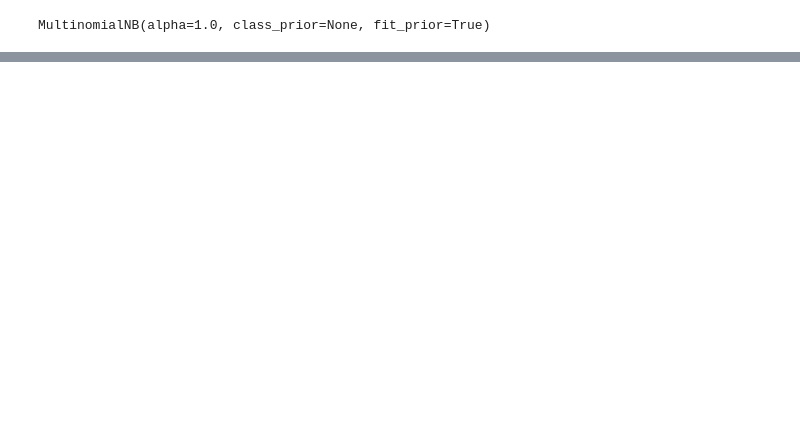
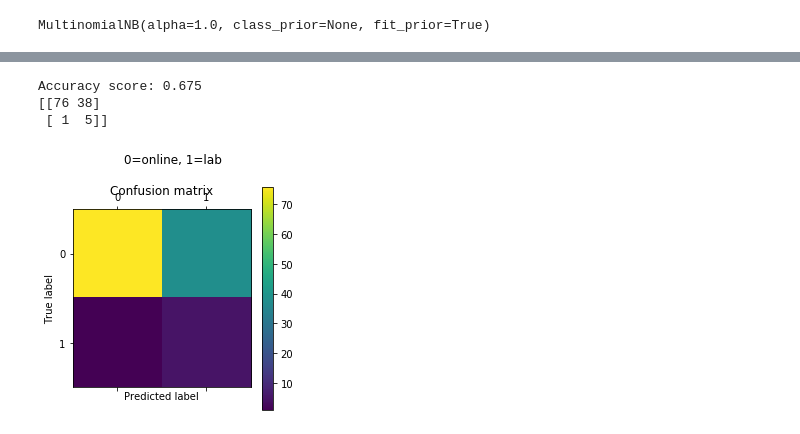
Before and after one commit to DJSaunders1997/Masters-Project, a Jupyter notebook: NLP-Notebook.ipynb, the cells around one changed output, grey strips where cells are left out. Cells and saved outputs as stored; diff of their text form; code cells hidden in the pictures; blank space fills up the shorter version.

```diff
--- a/NLP-Notebook.ipynb
+++ b/NLP-Notebook.ipynb
@@ -456,0 +458,30 @@ array([[79, 39],
+# %%
+from sklearn.metrics import confusion_matrix
+from sklearn.metrics import accuracy_score
+
+print( f'Accuracy score: {accuracy_score(y_test, predictions)}' )
+
+# High accuracy because of imbalenced classes
+# https://machinelearningmastery.com/failure-of-accuracy-for-imbalanced-class-distributions/
+# This website has some nice references about imblaenced class distributions. TODO: use in diss.
+# data sampling – customized algorithms– cost sensitive algorithms– one class algorithms – threshold moving – probability calibration
+
+
+# https://machinelearningmastery.com/tour-of-evaluation-metrics-for-imbalanced-classification/
+# Better ways of dealing with imbalenced data
+
+cm = confusion_matrix(y_test, predictions)
+print(cm)
+
+plt.matshow(cm)
+plt.title('Confusion matrix')
+plt.suptitle('0=online, 1=lab')
+plt.colorbar()
+plt.ylabel('True label')
+plt.xlabel('Predicted label')
+plt.show()
+# %% [output]
+Accuracy score: 0.675
+[[76 38]
+ [ 1  5]]
+[figure, added]
```
Also changed, not shown: parts of 15 cells of this notebook, 1 other file.
